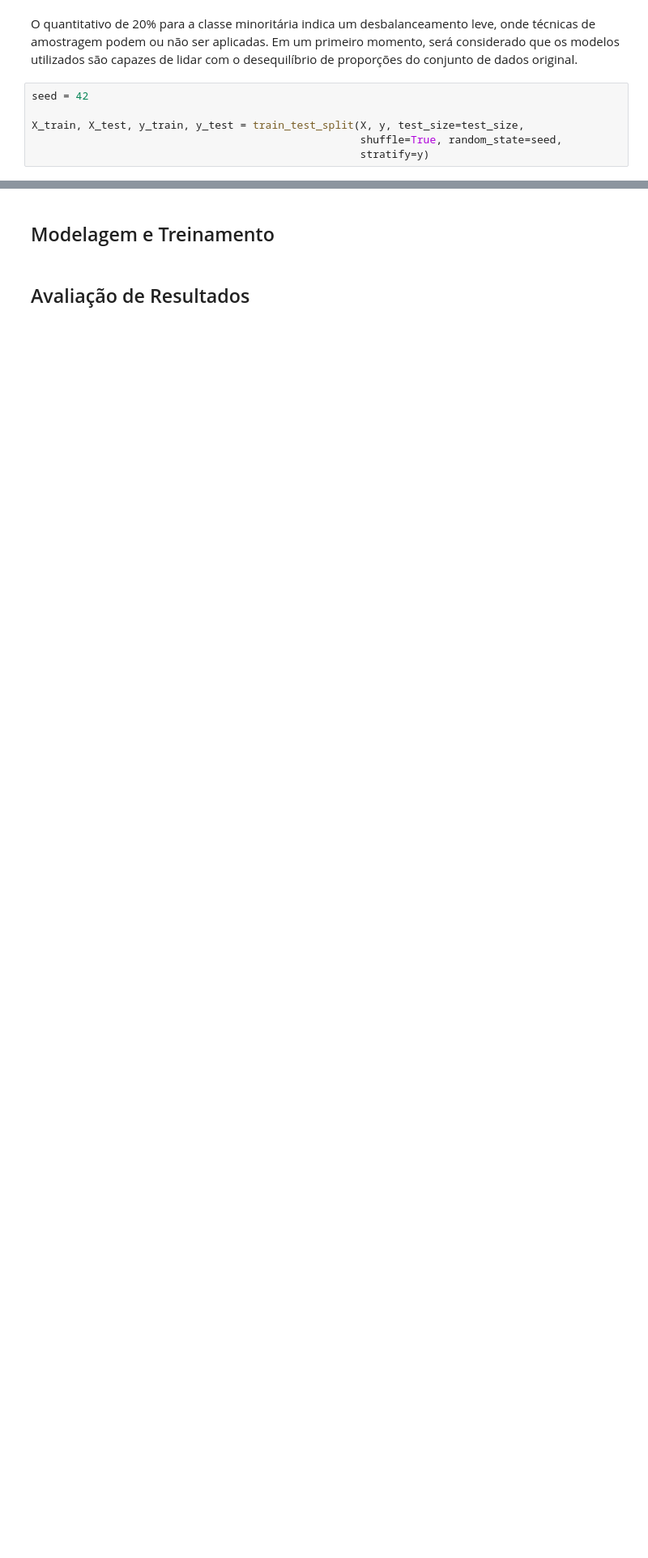
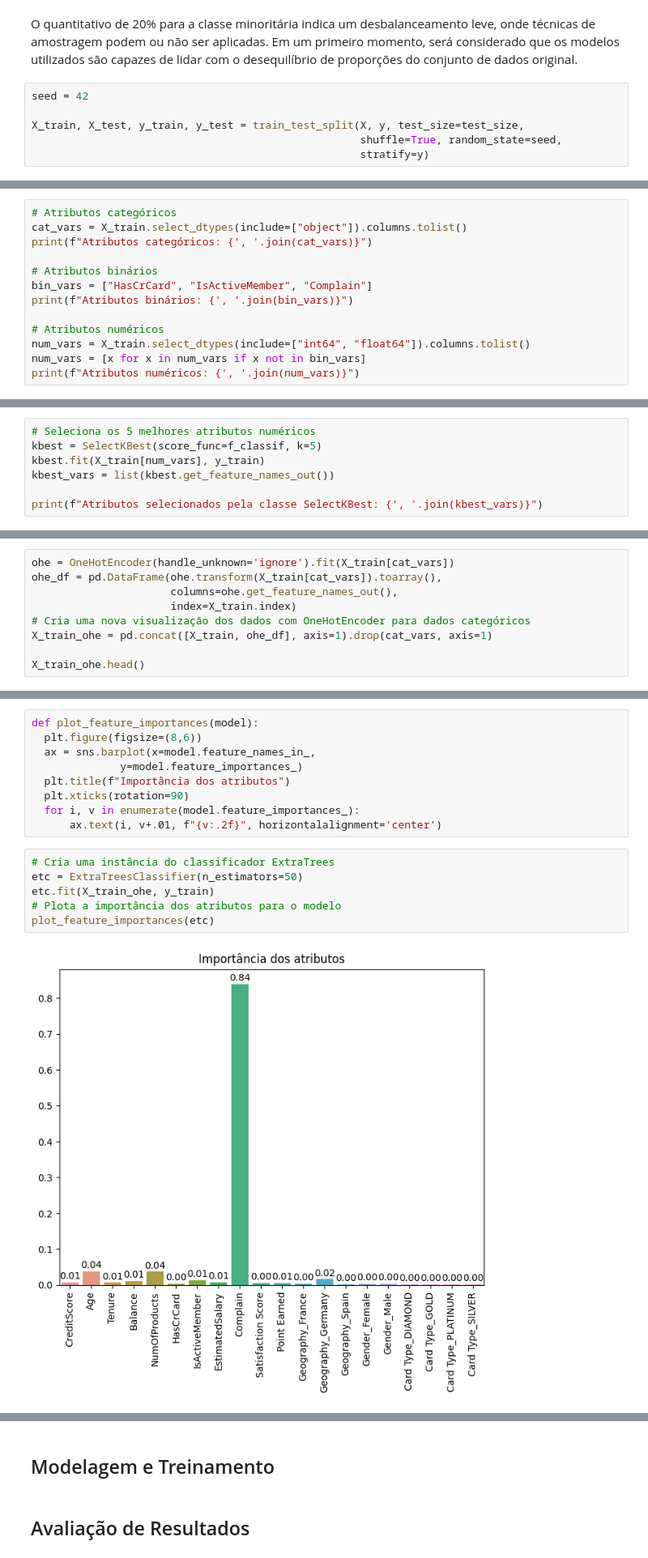
Before and after one commit to lcfdiniz/puc-rio, a Jupyter notebook: bank-customer-churn/bank_customer_churn.ipynb, the cells around one changed output, grey strips where cells are left out. Shown at 81% size. Saved outputs shown, nothing was run; the diff lists cells and outputs as text; blank space fills up the shorter version.

Commit message:
:pencil: Adicionando a seleção de atributos

```diff
--- a/bank-customer-churn/bank_customer_churn.ipynb
+++ b/bank-customer-churn/bank_customer_churn.ipynb
@@ -223,0 +252,13 @@ X_train, X_test, y_train, y_test = train_test_split(X, y, test_size=test_size,
+# %%
+# Atributos categóricos
+cat_vars = X_train.select_dtypes(include=["object"]).columns.tolist()
+print(f"Atributos categóricos: {', '.join(cat_vars)}")
+
+# Atributos binários
+bin_vars = ["HasCrCard", "IsActiveMember", "Complain"]
+print(f"Atributos binários: {', '.join(bin_vars)}")
+
+# Atributos numéricos
+num_vars = X_train.select_dtypes(include=["int64", "float64"]).columns.tolist()
+num_vars = [x for x in num_vars if x not in bin_vars]
+print(f"Atributos numéricos: {', '.join(num_vars)}")
@@ -223,0 +313,7 @@ X_train, X_test, y_train, y_test = train_test_split(X, y, test_size=test_size,
+# %%
+# Seleciona os 5 melhores atributos numéricos
+kbest = SelectKBest(score_func=f_classif, k=5)
+kbest.fit(X_train[num_vars], y_train)
+kbest_vars = list(kbest.get_feature_names_out())
+
+print(f"Atributos selecionados pela classe SelectKBest: {', '.join(kbest_vars)}")
@@ -223,0 +330,9 @@ X_train, X_test, y_train, y_test = train_test_split(X, y, test_size=test_size,
+# %%
+ohe = OneHotEncoder(handle_unknown='ignore').fit(X_train[cat_vars])
+ohe_df = pd.DataFrame(ohe.transform(X_train[cat_vars]).toarray(),
+                      columns=ohe.get_feature_names_out(),
+                      index=X_train.index)
+# Cria uma nova visualização dos dados com OneHotEncoder para dados categóricos
+X_train_ohe = pd.concat([X_train, ohe_df], axis=1).drop(cat_vars, axis=1)
+
+X_train_ohe.head()
@@ -223,0 +346,17 @@ X_train, X_test, y_train, y_test = train_test_split(X, y, test_size=test_size,
+# %%
+def plot_feature_importances(model):
+  plt.figure(figsize=(8,6))
+  ax = sns.barplot(x=model.feature_names_in_,
+              y=model.feature_importances_)
+  plt.title(f"Importância dos atributos")
+  plt.xticks(rotation=90)
+  for i, v in enumerate(model.feature_importances_):
+      ax.text(i, v+.01, f"{v:.2f}", horizontalalignment='center')
+# %%
+# Cria uma instância do classificador ExtraTrees
+etc = ExtraTreesClassifier(n_estimators=50)
+etc.fit(X_train_ohe, y_train)
+# Plota a importância dos atributos para o modelo
+plot_feature_importances(etc)
+# %% [output]
+[figure, added]
```
Also changed, not shown: parts of 22 cells of this notebook.
